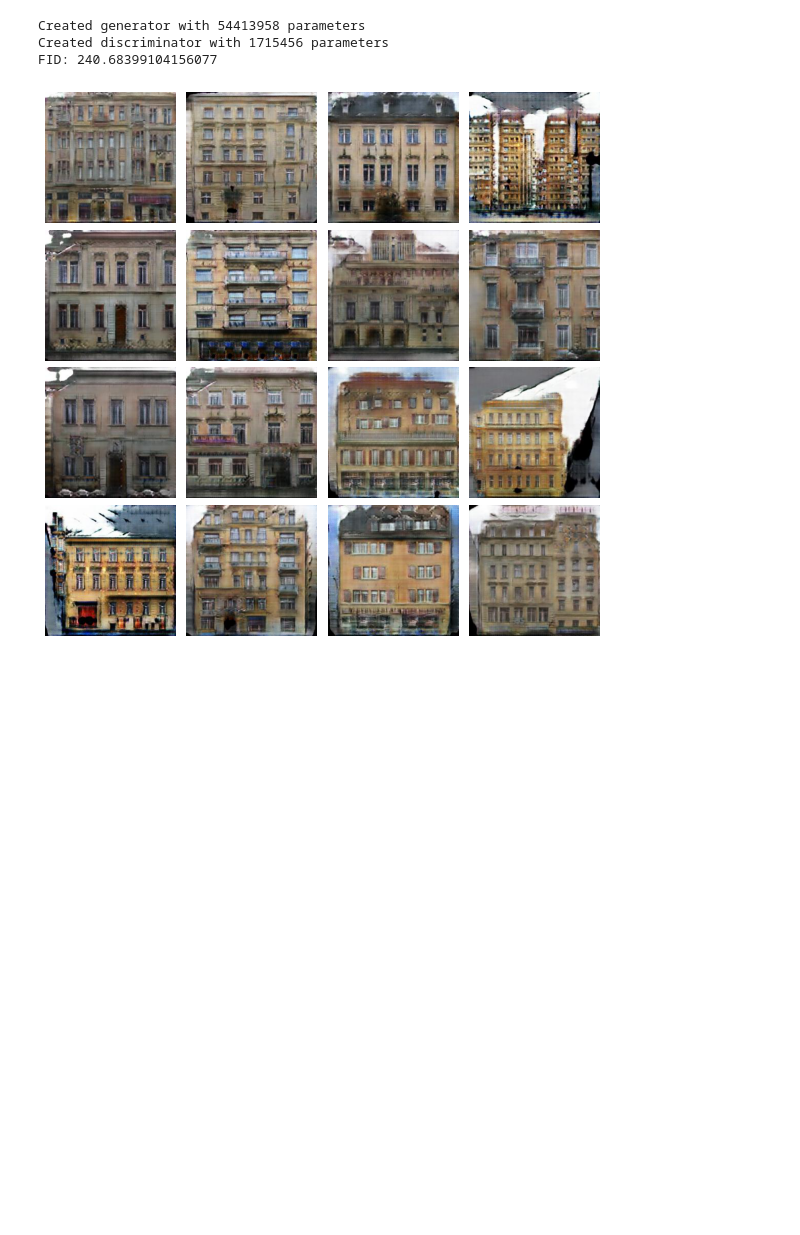
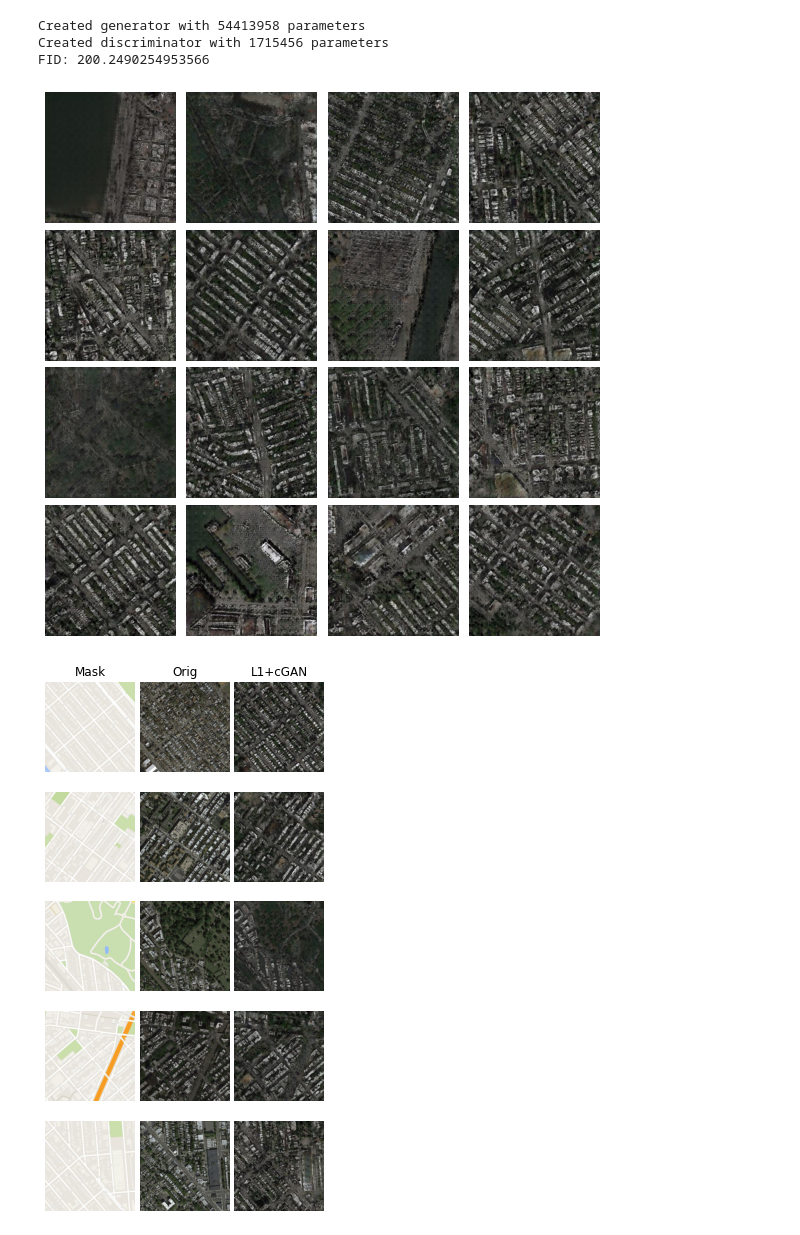
Before and after one commit to kostyayatsok/Pix2Pix, a Jupyter notebook: Untitled.ipynb, the cells around one changed output. Saved outputs shown, nothing was run; the diff lists cells and outputs as text; code cells hidden in the pictures; blank space fills up the shorter version.

```diff
--- a/Untitled.ipynb
+++ b/Untitled.ipynb
@@ -21,12 +21,31 @@ wandb: Find logs at: ./wandb/run-20211215_081138-225n04js/logs/debug.log
 wandb:
 # %%
 #!g1.1:bash
-python3 main.py --mode 'test' --frm './facades/val/' --to './predictions_val_l1/'
+python3 main.py --mode 'test' --frm './maps_val/' --to './predictions_val/'
 # %% [output]
 Created generator with 54413958 parameters
 Created discriminator with 1715456 parameters
-FID: 240.68399104156077
+FID: 200.2490254953566
+# %%
+import matplotlib.pyplot as plt
+import glob
+from PIL import Image
+from random import shuffle
+import os
+import numpy as np
+
+
+os.makedirs('./maps_val/', exist_ok=True)
+paths = glob.glob('maps/val/*.jpg')
+for i, img_p in enumerate(paths):
+    img = Image.open(img_p)
+    img = np.array(img)
+    img = img[:,:img.shape[1]//2,:]
+    img = Image.fromarray(img)
+    img.resize((256, 256))
+    img.save(f"./maps_val/{img_p.split('/')[-1]}")
 # %%
+#!g1.1
 import matplotlib.pyplot as plt
 import glob
 from PIL import Image
@@ -42,10 +61,46 @@ for i, img_p in enumerate(paths):
     if i == 15:
         break
 plt.subplots_adjust(wspace=.05, hspace=.05)
-plt.savefig('example.jpg')
+plt.savefig('example_maps.jpg')
 plt.show()
 # %% [output]
-[figure, old version]
+[figure, new version]
+# %%
+#!g1.1
+import matplotlib.pyplot as plt
+import glob
+from PIL import Image
+from random import shuffle
+import numpy as np
+
+plt.figure(figsize=(5, 10))
+paths = glob.glob('predictions_val/*.jpg')
+shuffle(paths)
+for i, p in enumerate(paths):
+    fname = p.split('/')[-1]
+
+    img_gan = Image.open(f"predictions_val/{fname}")
+    img = np.array(Image.open(f"maps/val/{fname}"))
+
+    plt.subplot(5, 3, 3 * i + 1)
+    if i == 0: plt.title("Mask")
+    plt.imshow(img[:,img.shape[1]//2:,:])
+    plt.axis('off')
+    plt.subplot(5, 3, 3 * i + 2)
+    if i == 0: plt.title("Orig")
+    plt.imshow(img[:,:img.shape[1]//2,:])
+    plt.axis('off')
+    plt.subplot(5, 3, 3 * i + 3)
+    if i == 0: plt.title("L1+cGAN")
+    plt.imshow(img_gan)
+    plt.axis('off')
+    if i == 4:
+        break
+plt.subplots_adjust(wspace=.05, hspace=.05)
+plt.savefig('example_maps_1.jpg')
+plt.show()
+# %% [output]
+[figure, added]
 # %%
 import matplotlib.pyplot as plt
 import glob
```
Also changed, not shown: parts of 9 cells of this notebook, 7 other files.
